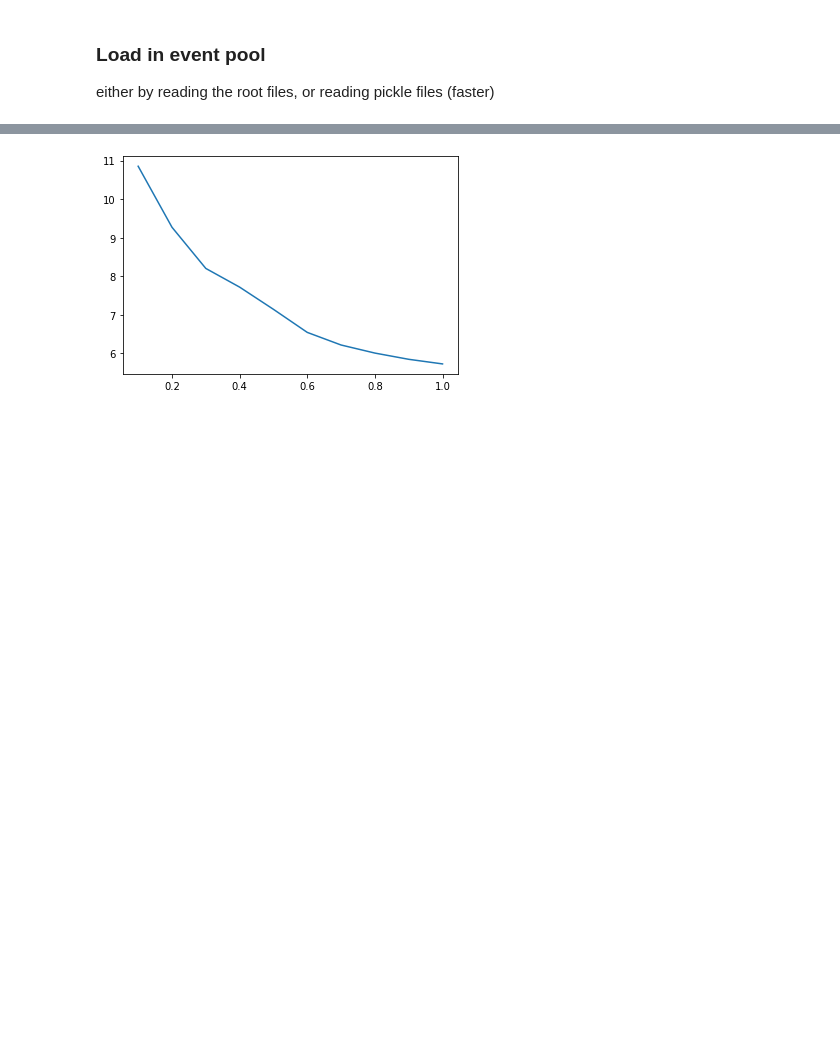
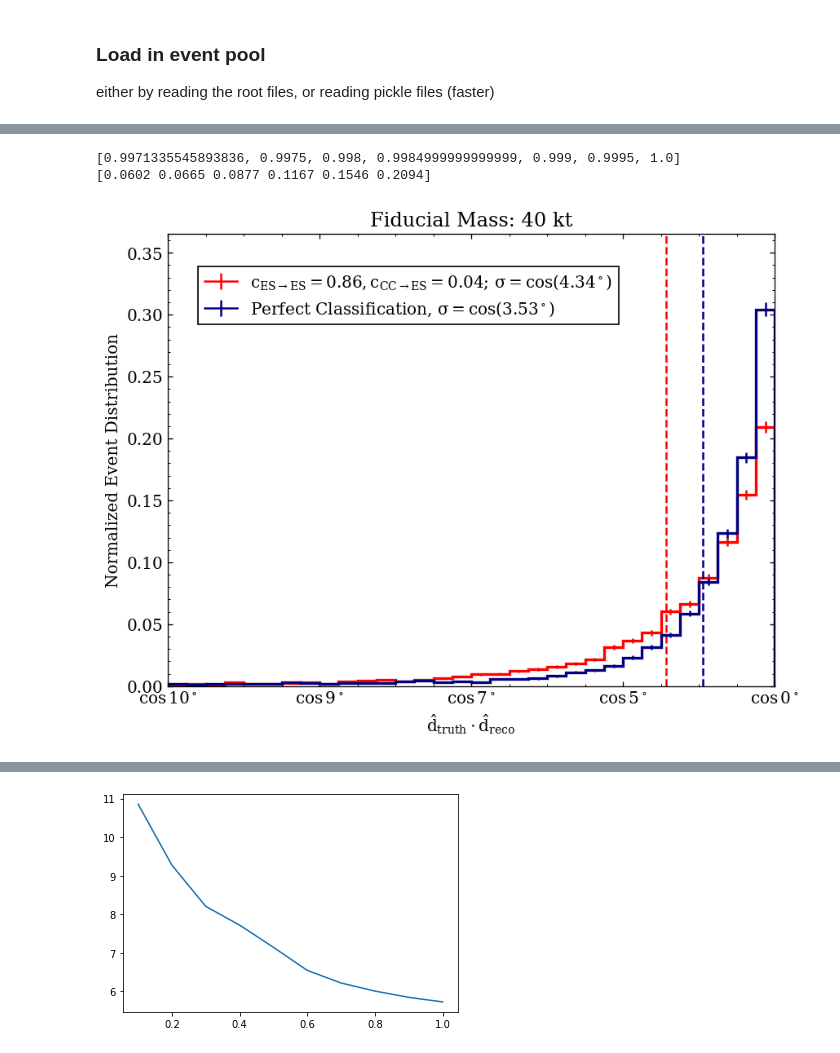
Before and after one commit to JamesJieranShen/SN_Pointing_PDFs, a Jupyter notebook: find_SN_dir/find_SN_dir_synth_radiological.ipynb, the cells around one changed output, grey strips where cells are left out. Drawn from its saved outputs; the diff is of its cells as text; code cells hidden in the pictures; blank space fills up the shorter version.

```diff
--- a/find_SN_dir/find_SN_dir_synth_radiological.ipynb
+++ b/find_SN_dir/find_SN_dir_synth_radiological.ipynb
@@ -82,0 +158,3 @@ ValueError: not enough values to unpack (expected 4, got 2)
+# %%
+with open("SN_minimization_result.pkl", 'wb') as f:
+    pickle.dump((pointer.truth_dir[0], pointer.truth_dir[1], grid[1], grid[0], jout), f)
@@ -106,0 +190,16 @@ np.quantile(errors, 0.68)
+# %%
+%%time
+TRIALS=10000
+
+errors_real = []
+config = (
+    0.86, 0.04, # Confusion matrix elements
+    326, 3452, # expected counts,
+    5,
+)
+
+pool = mp.Pool(processes=mp.cpu_count())
+errors_real = pool.starmap(run_reco, [config for _ in range(TRIALS)])
+pool.close()
+errors_real = np.asarray(errors_real)
+print(np.quantile(errors_real, 0.68))
@@ -106,0 +210,60 @@ np.quantile(errors, 0.68)
+# %%
+# %%notify
+TRIALS=10000
+
+def find_bin_id(binedges, value):
+    return np.searchsorted(binedges, value)-1
+cos_errors = np.cos(errors*np.pi/180)
+cos_errors_real = np.cos(errors_real*np.pi/180)
+sigma = np.quantile(cos_errors, 1-0.68)
+# sigma = np.arccos(sigma)*180/np.pi
+sigma_real = np.quantile(cos_errors_real, 1-0.68)
+# sigma_real = np.arccos(sigma_real)*180/np.pi
+
+# y, x = np.histogram(errors[errors < 90], bins=25, range=(0, 25))
+# plt.errorbar(0.5*(x[:-1] + x[1:]), y, fmt='k.', yerr=np.sqrt(y), markersize=0)
+# fig, ax = plt.subplots()
+NBINS=100
+color='r'
+content, binedge, _ = plt.hist(cos_errors_real, histtype='step', range=(0.95, 1),
+                               color=color, linewidth=2, bins=NBINS, log=False, weights=TRIALS * [1/TRIALS])
+
+plt.errorbar((binedge[:-1] + binedge[1:])/2, content, yerr=np.sqrt(content)/np.sqrt(TRIALS), color=color, fmt='.', markersize=0, )
+plt.errorbar([], [], yerr=[], c=color, label=f'$c_{{ES\\rightarrow ES}} = 0.86, c_{{CC\\rightarrow ES}} = 0.04$; $\\sigma=cos({180/np.pi*np.arccos(sigma_real):.2f}^\\circ$)')
+plt.vlines(sigma_real, 0, 5000, color=color, linestyles='dashed')
+print([sigma_real, *binedge[find_bin_id(binedge, sigma_real)+1:]])
+print(content[find_bin_id(binedge, sigma_real):])
+
+
+color='navy'
+content, binedge, _ = plt.hist(cos_errors, histtype='step', range=(0.95, 1),
+                               color=color, linewidth=2, bins=NBINS, log=False, weights=TRIALS * [1/TRIALS])
+plt.errorbar((binedge[:-1] + binedge[1:])/2, content, yerr=np.sqrt(content)/np.sqrt(TRIALS), color=color, fmt='.', markersize=0)
+plt.errorbar([], [], yerr=[], c=color, label=f'Perfect Classification, $\\sigma=cos({180/np.pi*np.arccos(sigma):.2f}^\\circ$)')
+plt.vlines(sigma, 0, 5000, color=color, linestyles='dashed')
+
+xmin = 0.984
+xmax = 1.0
+plt.xlim(xmin, xmax)
+plt.ylim(0, np.max(content)*1.2)
+# plt.title(f"Angle between reco and truth SN direction (ES + radiological)\n68% Confidence Interval: {np.quantile(errors, 0.68):.2f}\nFlipped Supernovas: {errors[errors>90].size}")
+# plt.xlabel("Degrees")
+
+# plt.fill_between([sigma, 1.0], [1e6, 1e6], color='lightgrey')
+ticks = np.linspace(xmin, xmax, 5, endpoint=True)
+angles = np.arccos(ticks) * 180 / np.pi
+labels = [f'$\\cos{a:.0f}^\\circ$' for a in angles]
+plt.xticks(ticks, labels)
+leg = plt.legend(fancybox=False, loc=(0.05, 0.8), framealpha=1.0)
+leg.get_frame().set_edgecolor('k')
+
+plt.ylabel('Normalized Event Distribution')
+plt.xlabel(r'$\hat{d}_{truth} \cdot \hat{d}_{reco}$')
+plt.title("Fiducial Mass: 40 kt")
+
+# plt.title(f"$\\sigma = {sigma:.4f}$")
+plt.savefig('/media/linux_store/hep/dune_pointing_paper/plots/pointres_40kt.eps', format='eps')
+# %% [output]
+[0.9971335545893836, 0.9975, 0.998, 0.9984999999999999, 0.999, 0.9995, 1.0]
+[0.0602 0.0665 0.0877 0.1167 0.1546 0.2094]
+[figure, added]
```
Also changed, not shown: parts of 22 cells of this notebook, 12 other files.
